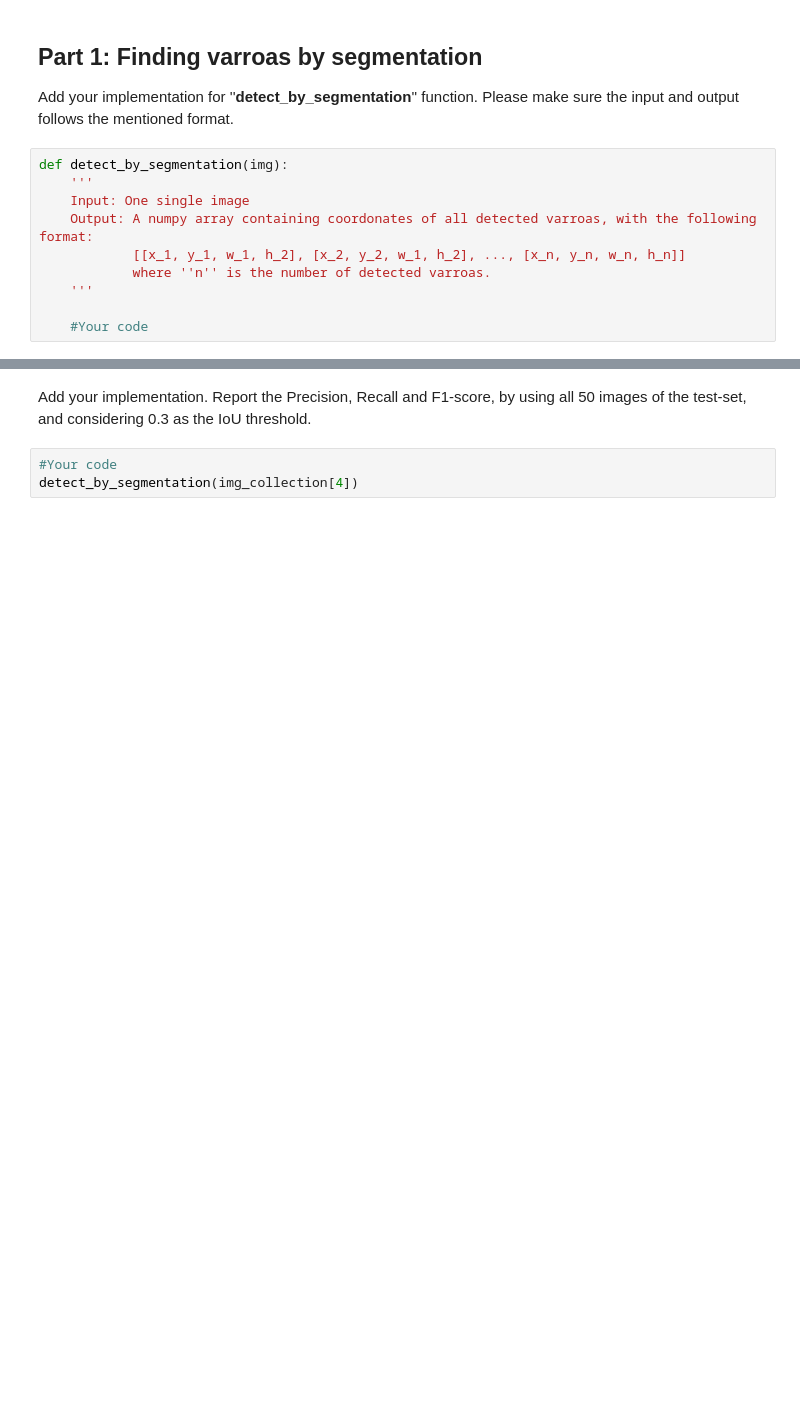
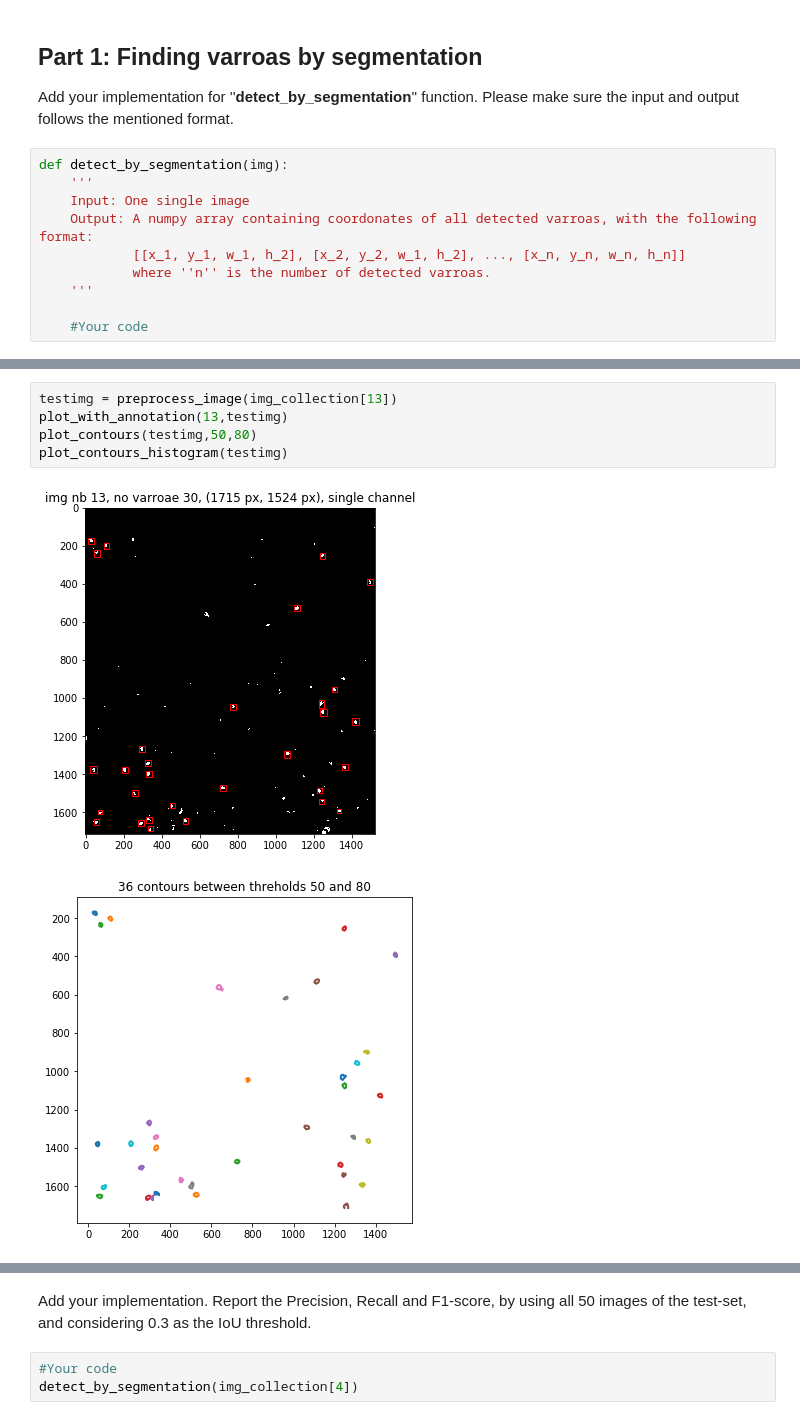
Before and after one commit to emmwel/img_an_pat_rec, a Jupyter notebook: project/special_project.ipynb, the cells around one changed output, grey strips where cells are left out. Drawn from its saved outputs; the diff is of its cells as text; blank space fills up the shorter version.

```diff
--- a/project/special_project.ipynb
+++ b/project/special_project.ipynb
@@ -151,0 +308,8 @@ plot_image(threshold(img_collection[13][:,:,0],100))
+# %%
+testimg = preprocess_image(img_collection[13])
+plot_with_annotation(13,testimg)
+plot_contours(testimg,50,80)
+plot_contours_histogram(testimg)
+# %% [output]
+[figure, added]
+[figure, added]
```
Also changed, not shown: parts of 30 cells of this notebook.
